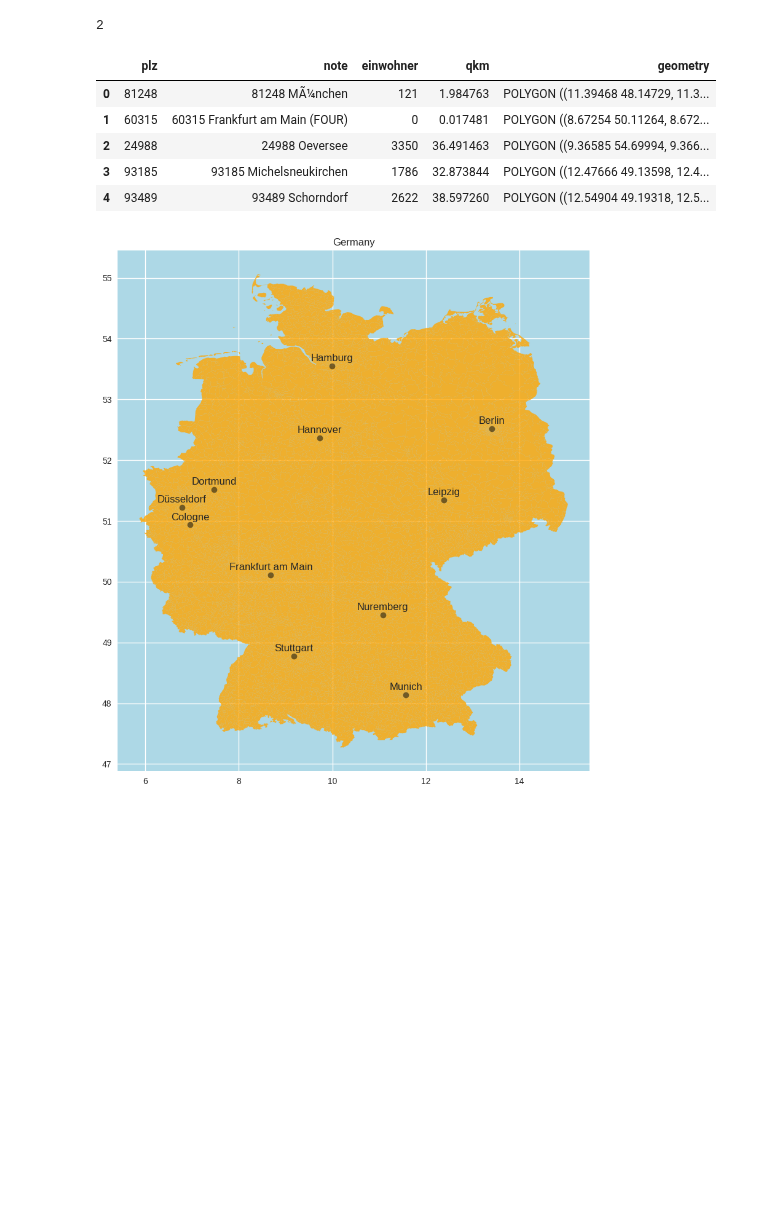
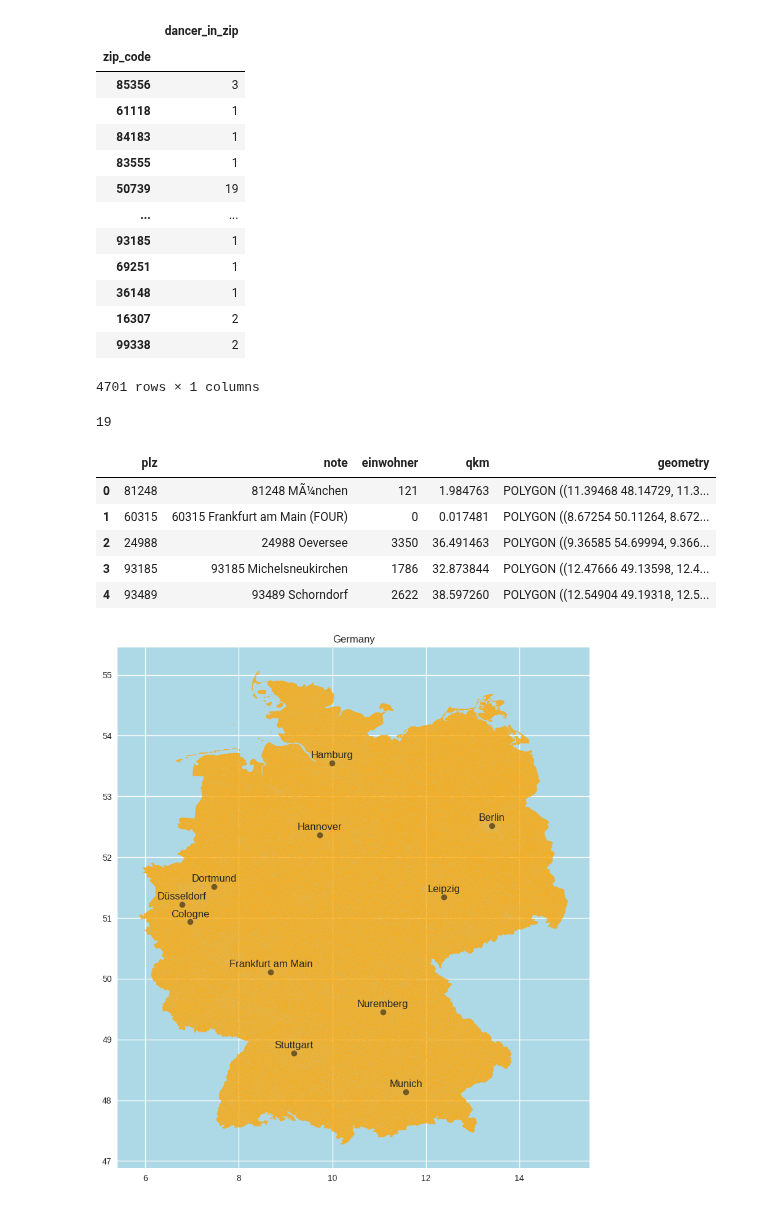
Before and after one commit to dancier/code-dancer, a Jupyter notebook: dast/jupyter/maps.ipynb, the cells around one changed output. Cells and saved outputs as stored; diff of their text form; code cells hidden in the pictures; blank space fills up the shorter version.

```diff
--- a/dast/jupyter/maps.ipynb
+++ b/dast/jupyter/maps.ipynb
@@ -8,10 +8,27 @@ plt.style.use('seaborn')
 %matplotlib inline
 # %%
 dancer_per_zip_df = pd.read_csv('./Data/dancer-per-zip.csv', index_col='zip_code')
+# %%
+dancer_per_zip_df
+# %% [output]
+|  | dancer_in_zip |
+| zip_code |  |
+| 85356 | 3 |
+| 61118 | 1 |
+| 84183 | 1 |
+| 83555 | 1 |
+| 50739 | 19 |
+| ... | ... |
+| 93185 | 1 |
+| 69251 | 1 |
+| 36148 | 1 |
+| 16307 | 2 |
+| 99338 | 2 |
+4701 rows × 1 columns
 # %%
-dancer_per_zip_df['dancer_in_zip'][90431]
+dancer_per_zip_df['dancer_in_zip'][50739]
 # %% [output]
-2
+19
 # %%
 def lookup(zip):
     try:
```
Also changed, not shown: parts of 3 cells of this notebook, 9 other files.
